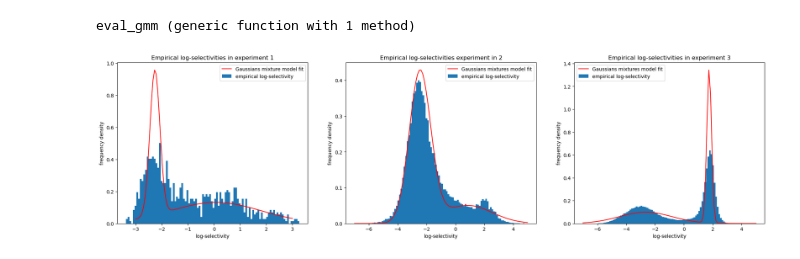
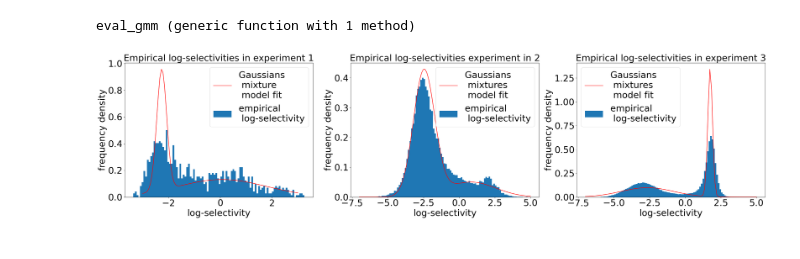
Before and after one commit to matteodeleonardis/unsupervised_aav2, a Jupyter notebook: analysis/fit_thresholds.ipynb, the cells around one changed output. Saved outputs shown, nothing was run; the diff lists cells and outputs as text; code cells hidden in the pictures.

Commit message:
print better plots

```diff
--- a/analysis/fit_thresholds.ipynb
+++ b/analysis/fit_thresholds.ipynb
@@ -142,31 +139,36 @@ x1 = LinRange(-3,3,100)
 x2 = LinRange(-7,5,100)
 x3 = LinRange(-7,5,100);
 # %%
-fig, ax = subplots(1,3, figsize=(24,6))
+fig, ax = subplots(1,3, figsize=(38,8))
 
 ax[1].plot(x1, eval_gmm(gmm1, x1), color="red")
 ax[1].hist(θexperiment1, bins=100, density=true)
-ax[1].set_xlabel("log-selectivity")
-ax[1].set_ylabel("frequency density")
-ax[1].legend(["Gaussians mixture model fit", "empirical log-selectivity"])
-ax[1].set_title("Empirical log-selectivities in experiment 1")
+ax[1].set_xlabel("log-selectivity", fontsize=30)
+ax[1].set_ylabel("frequency density", fontsize=30)
+ax[1].legend(["Gaussians \n mixture \n model fit", "empirical \n log-selectivity"], fontsize=30)
+ax[1].set_title("Empirical log-selectivities in experiment 1", fontsize=30)
+ax[1].tick_params(labelsize=30)
+
 
 ax[2].hist(θexperiment2, bins=100, density=true)
 ax[2].plot(x2, eval_gmm(gmm2, x2), color="red")
-ax[2].set_xlabel("log-selectivity")
-ax[2].set_ylabel("frequency density")
-ax[2].legend(["Gaussians mixtures model fit", "empirical log-selectivity"])
-ax[2].set_title("Empirical log-selectivities experiment in 2")
+ax[2].set_xlabel("log-selectivity", fontsize=30)
+ax[2].set_ylabel("frequency density", fontsize=30)
+ax[2].legend(["Gaussians \n mixtures \n model fit", "empirical \n log-selectivity"], fontsize=30)
+ax[2].set_title("Empirical log-selectivities experiment in 2", fontsize=30)
+ax[2].tick_params(labelsize=30)
 
 ax[3].hist(θexperiment3, bins=100, density=true)
 ax[3].plot(x3, eval_gmm(gmm3, x3), color="red")
-ax[3].set_xlabel("log-selectivity")
-ax[3].set_ylabel("frequency density")
-ax[3].legend(["Gaussians mixtures model fit", "empirical log-selectivity"])
-ax[3].set_title("Empirical log-selectivities in experiment 3")
+ax[3].set_xlabel("log-selectivity", fontsize=30)
+ax[3].set_ylabel("frequency density", fontsize=30)
+ax[3].legend(["Gaussians \n mixtures \n model fit", "empirical \n log-selectivity"], fontsize=30)
+ax[3].set_title("Empirical log-selectivities in experiment 3", fontsize=30)
+ax[3].tick_params(labelsize=30)
+
 savefig("../figures/fit.pdf", format="pdf")
 # %% [output]
-[figure, old version]
+[figure, new version]
 # %%
 function intersections(gmm)
     m1 = gmm.μ[1,1]
```
Also changed, not shown: parts of 4 cells of this notebook, 5 other files.
